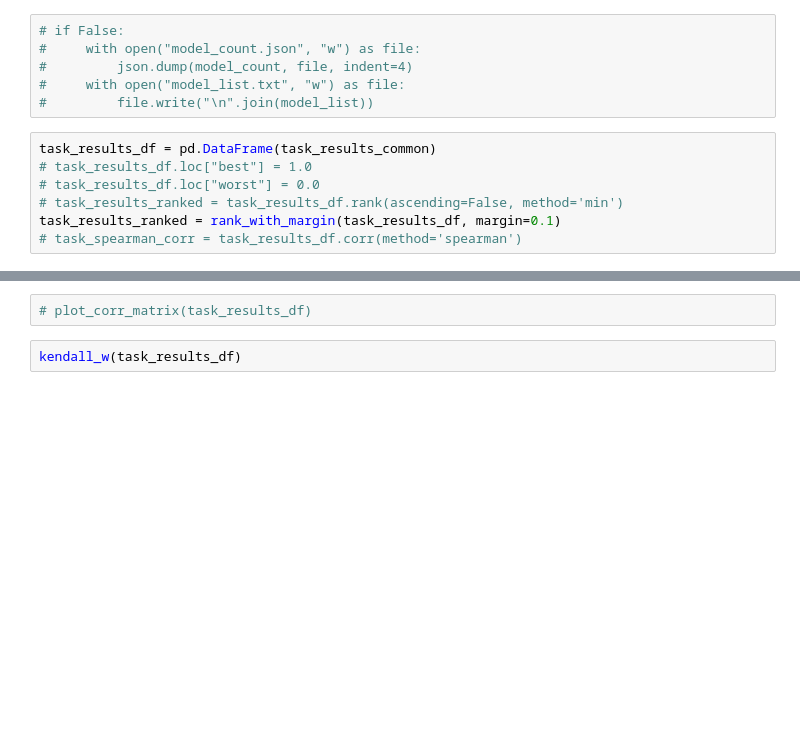
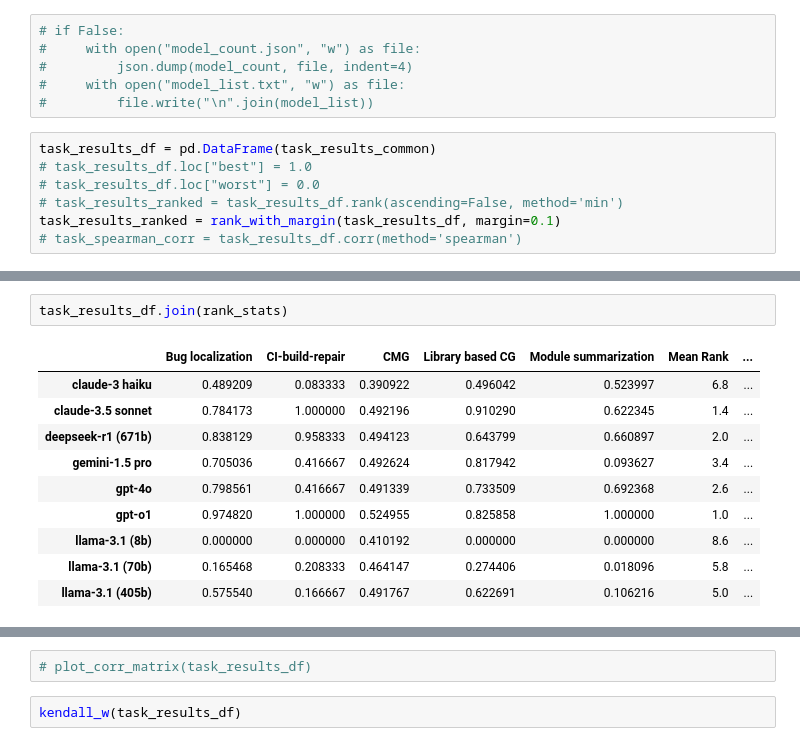
Before and after one commit to galtimur/various, a Jupyter notebook: lca_analysis/lca_corr_analysis.ipynb, the cells around one changed output, grey strips where cells are left out. Saved outputs shown, nothing was run; the diff lists cells and outputs as text; blank space fills up the shorter version.

```diff
--- a/lca_analysis/lca_corr_analysis.ipynb
+++ b/lca_analysis/lca_corr_analysis.ipynb
@@ -66,5 +66,18 @@ rank_stats
 | claude-3 haiku | 6.8 | 1.303840 |
 | llama-3.1 (8b) | 8.6 | 0.547723 |
+# %%
+task_results_df.join(rank_stats)
+# %% [output]
+|  | Bug localization | CI-build-repair | CMG | Library based CG | Module summarization | Mean Rank | ... |
+| claude-3 haiku | 0.489209 | 0.083333 | 0.390922 | 0.496042 | 0.523997 | 6.8 | ... |
+| claude-3.5 sonnet | 0.784173 | 1.000000 | 0.492196 | 0.910290 | 0.622345 | 1.4 | ... |
+| deepseek-r1 (671b) | 0.838129 | 0.958333 | 0.494123 | 0.643799 | 0.660897 | 2.0 | ... |
+| gemini-1.5 pro | 0.705036 | 0.416667 | 0.492624 | 0.817942 | 0.093627 | 3.4 | ... |
+| gpt-4o | 0.798561 | 0.416667 | 0.491339 | 0.733509 | 0.692368 | 2.6 | ... |
+| gpt-o1 | 0.974820 | 1.000000 | 0.524955 | 0.825858 | 1.000000 | 1.0 | ... |
+| llama-3.1 (8b) | 0.000000 | 0.000000 | 0.410192 | 0.000000 | 0.000000 | 8.6 | ... |
+| llama-3.1 (70b) | 0.165468 | 0.208333 | 0.464147 | 0.274406 | 0.018096 | 5.8 | ... |
+| llama-3.1 (405b) | 0.575540 | 0.166667 | 0.491767 | 0.622691 | 0.106216 | 5.0 | ... |
 # %%
 plot_ranks(task_results_ranked)
 # %% [output]
```
Also changed, not shown: parts of 5 cells of this notebook, 3 other files.
